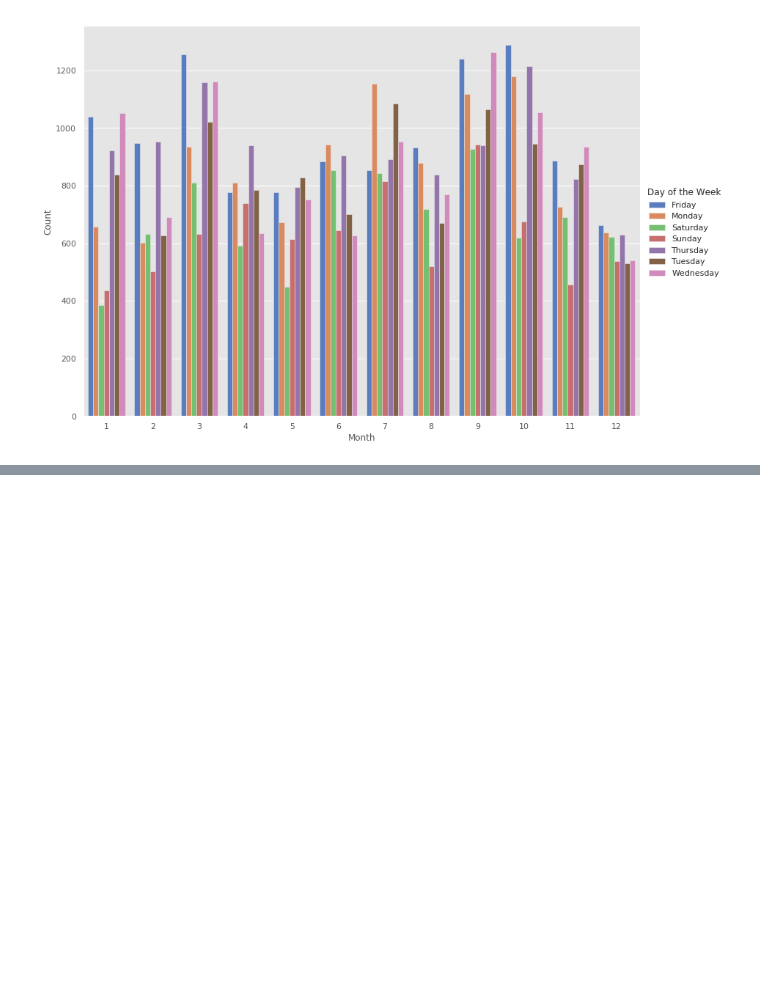
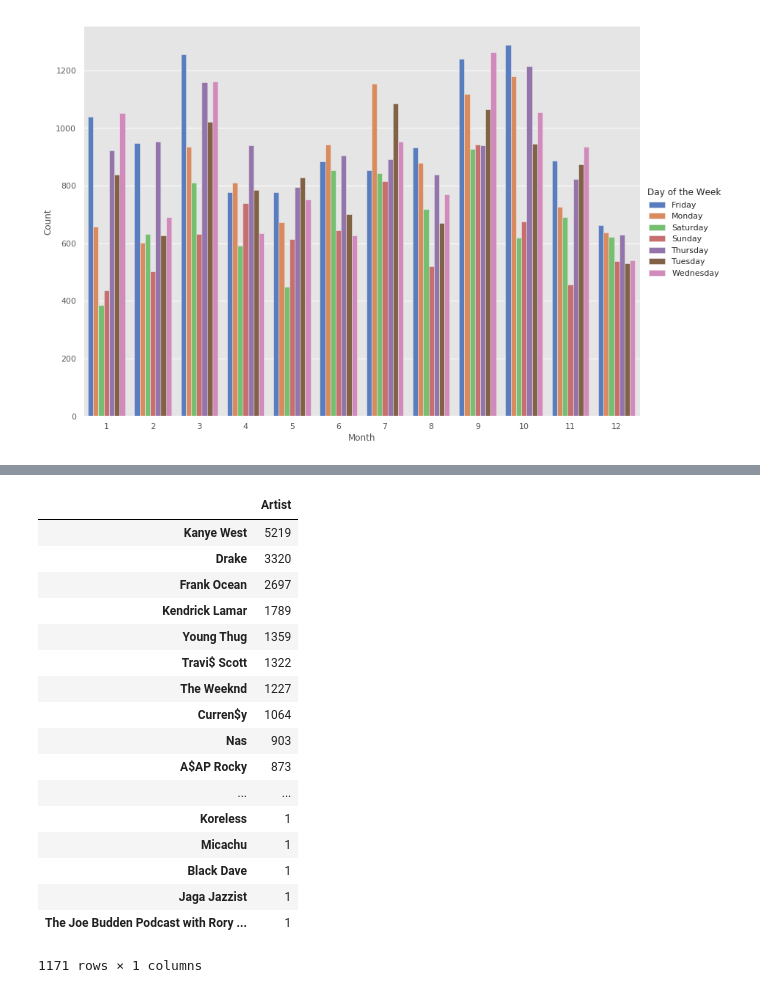
Before and after one commit to pabloarshid/playingwithlastfmdata, a Jupyter notebook: Untitled.ipynb, the cells around one changed output, grey strips where cells are left out. Cells and saved outputs as stored; diff of their text form; code cells hidden in the pictures; blank space fills up the shorter version.

```diff
--- a/Untitled.ipynb
+++ b/Untitled.ipynb
@@ -212,0 +204,23 @@ doampm
+# %%
+kanye = lastfm[lastfm["Artist"] == "Kanye West"]
+kanye
+# sns.catplot("Art","Count", "TOD", data=doampm, kind="bar", palette="muted",height=8.27, aspect=11.7/8.27)
+# %% [output]
+|  | Artist |
+| Kanye West | 5219 |
+| Drake | 3320 |
+| Frank Ocean | 2697 |
+| Kendrick Lamar | 1789 |
+| Young Thug | 1359 |
+| Travi$ Scott | 1322 |
+| The Weeknd | 1227 |
+| Curren$y | 1064 |
+| Nas | 903 |
+| A$AP Rocky | 873 |
+| ... | ... |
+| Koreless | 1 |
+| Micachu | 1 |
+| Black Dave | 1 |
+| Jaga Jazzist | 1 |
+| The Joe Budden Podcast with Rory ... | 1 |
+1171 rows × 1 columns
```
Also changed, not shown: parts of 3 cells of this notebook, 2 other files.
